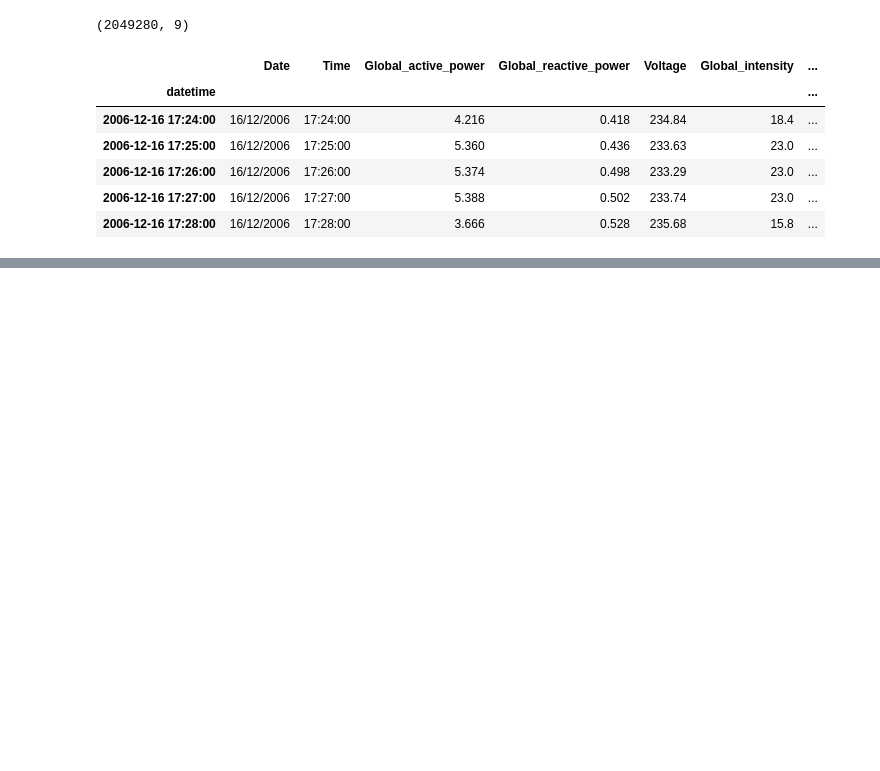
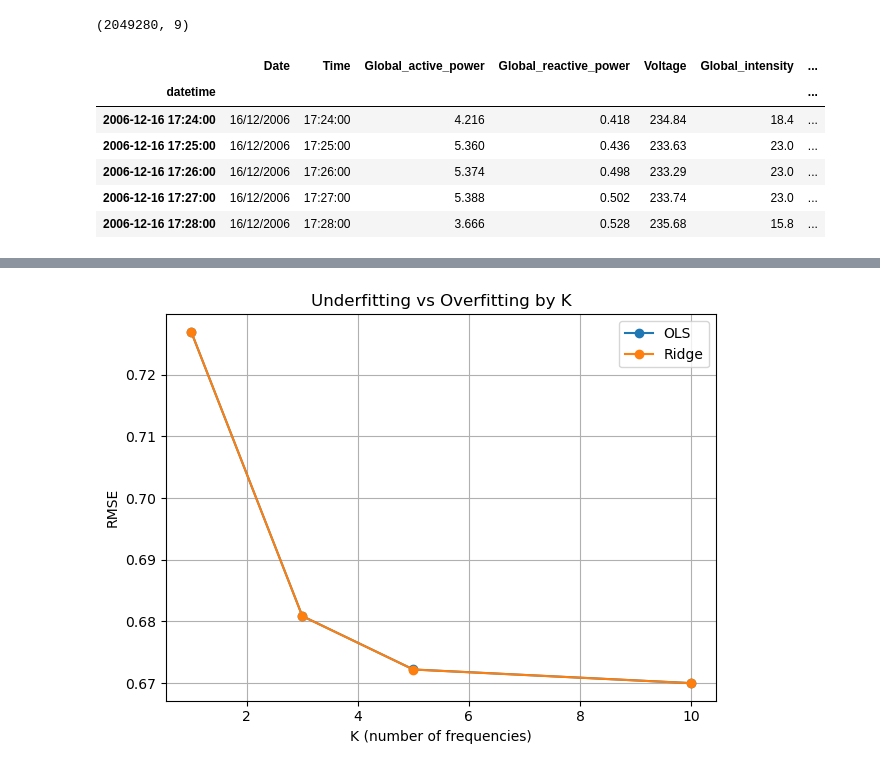
Before and after one commit to LeonLorenz147/AppliedML, a Jupyter notebook: projects/final_project_7/notebooks/Linear_Regression.ipynb, the cells around one changed output, grey strips where cells are left out. Cells and saved outputs as stored; diff of their text form; code cells hidden in the pictures; blank space fills up the shorter version.

```diff
--- a/projects/final_project_7/notebooks/Linear_Regression.ipynb
+++ b/projects/final_project_7/notebooks/Linear_Regression.ipynb
@@ -46,0 +103,17 @@ df_hourly.head()
+# %%
+# Resultsb of training with different K values for Fourier features
+
+results = []
+
+for K in [1, 3, 5, 10]:
+    X_k = fourier_features(df_hourly, K_hour=K, K_week=0, K_year=0)
+    X_tr, X_te = X_k.iloc[:split], X_k.iloc[split:]
+
+    for name, model in [("OLS", LinearRegression()), ("Ridge", Ridge(alpha=1.0))]:
+        model.fit(X_tr, y_train)
+        pred = model.predict(X_te)
+        rmse = np.sqrt(mean_squared_error(y_test, pred))
+        results.append({'K': K, 'model': name, 'RMSE': rmse})
+
+results_df = pd.DataFrame(results)
+print(results_df)
@@ -46,0 +130,16 @@ df_hourly.head()
+# %%
+# Plotting experiment with K values
+
+for name in ['OLS', 'Ridge']:
+    subset = results_df[results_df['model'] == name]
+    plt.plot(subset['K'], subset['RMSE'], marker='o', label=name)
+plt.xlabel('K (number of frequencies)')
+plt.ylabel('RMSE')
+plt.title('Underfitting vs Overfitting by K')
+plt.legend()
+plt.grid(True)
+plt.tight_layout()
+plt.savefig('../figures/rmse_vs_K.png')
+plt.show()
+# %% [output]
+[figure, added]
```
Also changed, not shown: parts of 11 cells of this notebook, 4 other files.
